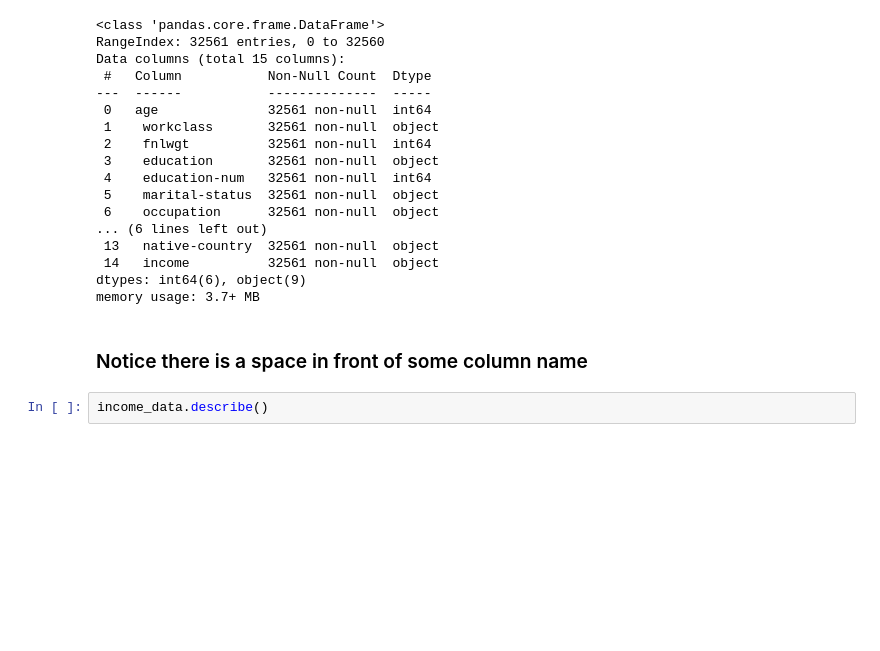
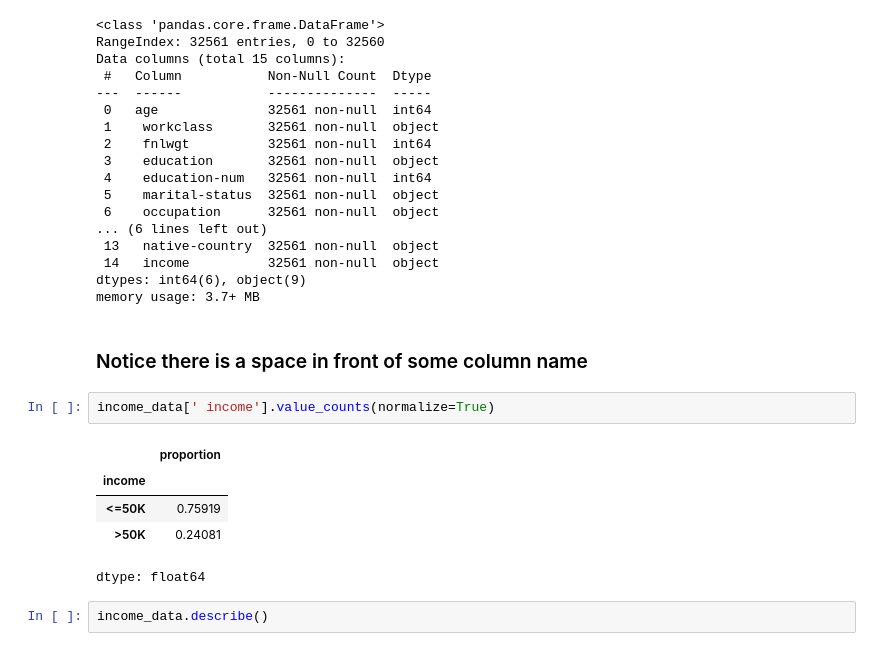
Before and after one commit to EsserMishelle/Applied-Data-Science-ML, a Jupyter notebook: Income_Analysis_DecisionTree_RandomForest.ipynb, the cells around one changed output. Drawn from its saved outputs; the diff is of its cells as text; blank space fills up the shorter version.

```diff
--- a/Income_Analysis_DecisionTree_RandomForest.ipynb
+++ b/Income_Analysis_DecisionTree_RandomForest.ipynb
@@ -47,6 +51,14 @@ dtypes: int64(6), object(9)
 memory usage: 3.7+ MB
 # %% [markdown]
 ### Notice there is a space in front of some column name
+# %%
+income_data[' income'].value_counts(normalize=True)
+# %% [output]
+|  | proportion |
+| income |  |
+| <=50K | 0.75919 |
+| >50K | 0.24081 |
+dtype: float64
 # %%
 income_data.describe()
 # %% [output]
```
Also changed, not shown: parts of 14 cells of this notebook.
